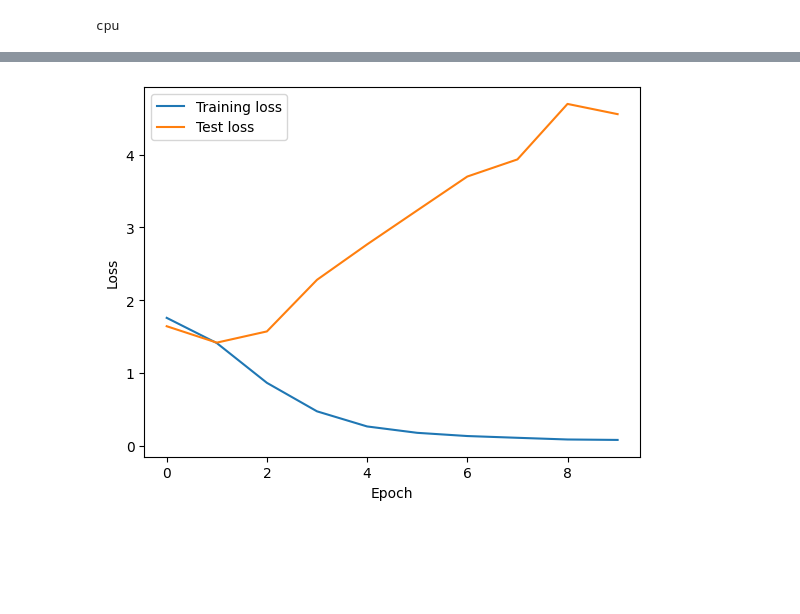
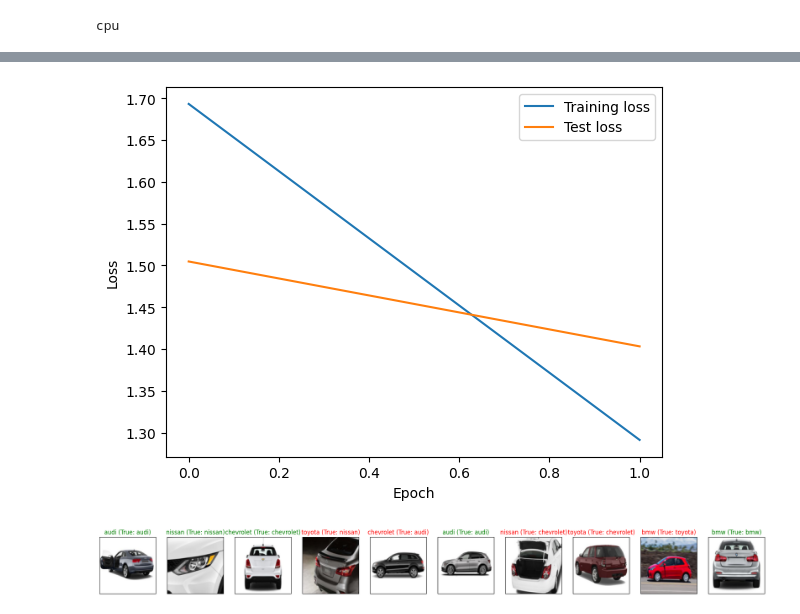
Before and after one commit to SujalN/ECE176Project, a Jupyter notebook: code.ipynb, the cells around one changed output, grey strips where cells are left out. Saved outputs shown, nothing was run; the diff lists cells and outputs as text; code cells hidden in the pictures; blank space fills up the shorter version.

```diff
--- a/code.ipynb
+++ b/code.ipynb
@@ -24,7 +24,7 @@ transform = transforms.Compose([
 images, labels, class_counts, class_examples = [], [], defaultdict(int), {}
 classes = ['ford', 'toyota', 'chevrolet', 'bmw', 'nissan', 'audi']
 
-
+j = 0
 for filename in os.listdir(root):
     # Identify images that belong to one of six classes and balance data
     brand = filename.lower().split('_')[0]
@@ -36,16 +36,11 @@ for filename in os.listdir(root):
     if class_counts[brand] < 3000:
         class_counts[brand] += 1
 
-    fp = class_examples[brand]
+    fp = os.path.join(root, filename)
     image = Image.open(fp).convert('RGB')
     images.append(transform(image))
     labels.append(brand)
 
-data = {'Images': images, 'Brand': labels}
-
-
-# cars = pd.DataFrame(data)
-
-# # Check that subset of data is balanced
-# counts = cars.groupby('Brand').count()
-# print(counts)
+    if j < 10:
+        print(brand)
+        j += 1
@@ -99,7 +111,7 @@ optimizer = optim.Adam(model.parameters(), lr=0.001)
 # %% [output]
 cpu
 # %%
-epochs = 10
+epochs = 2
 train_losses = []
 test_losses = []
 for epoch in range(epochs):
@@ -155 +159,22 @@ Epoch 10/10.. Training loss: 0.078.. Test loss: 4.558.. Test accuracy: 0.615
-[figure, old version]
+[figure, new version]
+# %%
+def show_predictions(model, dataset_image, dataset_label, num_images=10):
+    model.eval()
+    fig = plt.figure(figsize=(25, 4))
+
+    with torch.no_grad():
+        for i in range(num_images):
+            image, label = dataset_image[i], dataset_label[i]
+            image = image.unsqueeze(0).to(device)  # Add batch dimension and transfer to the device
+            outputs = model(image)
+            _, predicted = torch.max(outputs, 1)
+            predicted = predicted.cpu().item()  # Move prediction back to cpu for numpy compatibility
+
+            ax = fig.add_subplot(1, num_images, i+1, xticks=[], yticks=[])
+            plt.imshow(image.cpu().squeeze().permute(1, 2, 0))
+            ax.set_title(f"{label_encoder.inverse_transform([predicted])[0]} (True: {label_encoder.inverse_transform([label.numpy()])[0]})", color=("green" if predicted == label else "red"))
+
+
+show_predictions(model, X_test, y_test, num_images=10)
+# %% [output]
+[figure, added]
```
Also changed, not shown: parts of 3 cells of this notebook.
